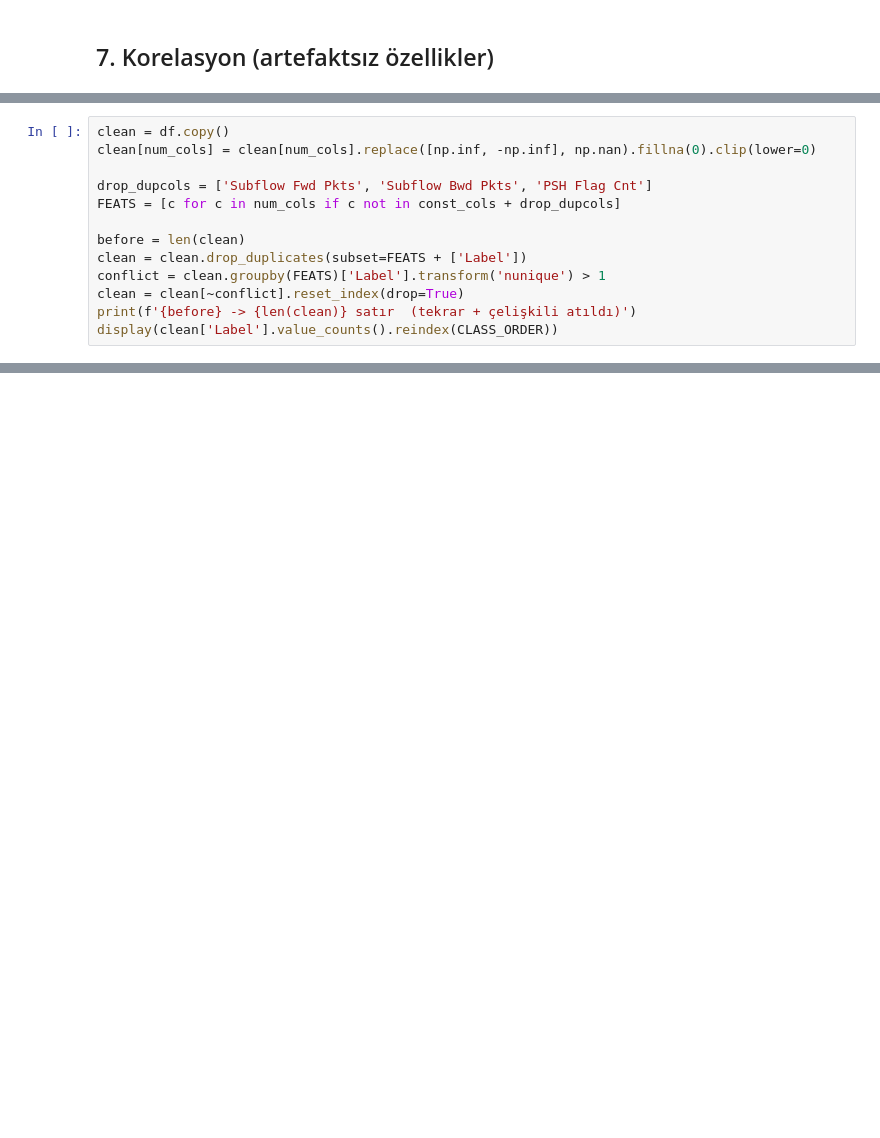
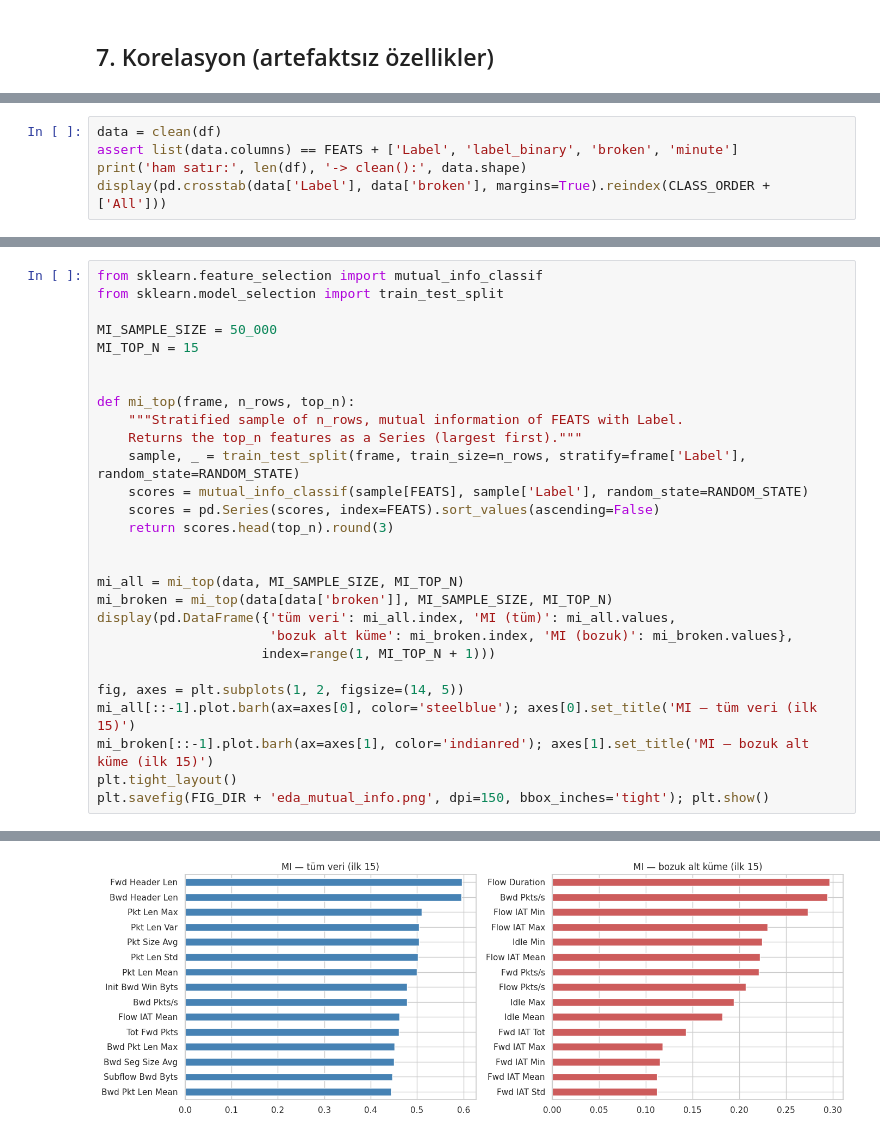
Before and after one commit to dogukandireksiz/iotshield-sdn-ids, a Jupyter notebook: notebooks/01_EDA_ve_On_Isleme.ipynb, the cells around one changed output, grey strips where cells are left out. Drawn from its saved outputs; the diff is of its cells as text; blank space fills up the shorter version.

```diff
--- a/notebooks/01_EDA_ve_On_Isleme.ipynb
+++ b/notebooks/01_EDA_ve_On_Isleme.ipynb
@@ -292,14 +453,6 @@ dtype: float64
 # %%
-clean = df.copy()
-clean[num_cols] = clean[num_cols].replace([np.inf, -np.inf], np.nan).fillna(0).clip(lower=0)
-
-drop_dupcols = ['Subflow Fwd Pkts', 'Subflow Bwd Pkts', 'PSH Flag Cnt']
-FEATS = [c for c in num_cols if c not in const_cols + drop_dupcols]
-
-before = len(clean)
-clean = clean.drop_duplicates(subset=FEATS + ['Label'])
-conflict = clean.groupby(FEATS)['Label'].transform('nunique') > 1
-clean = clean[~conflict].reset_index(drop=True)
-print(f'{before} -> {len(clean)} satır  (tekrar + çelişkili atıldı)')
-display(clean['Label'].value_counts().reindex(CLASS_ORDER))
+data = clean(df)
+assert list(data.columns) == FEATS + ['Label', 'label_binary', 'broken', 'minute']
+print('ham satır:', len(df), '-> clean():', data.shape)
+display(pd.crosstab(data['Label'], data['broken'], margins=True).reindex(CLASS_ORDER + ['All']))
 # %% [output]
@@ -347,0 +558,29 @@ F_full   (33): ['Flow Duration', 'Tot Fwd Pkts', 'Tot Bwd Pkts', 'TotLen Fwd Pkt
+# %%
+from sklearn.feature_selection import mutual_info_classif
+from sklearn.model_selection import train_test_split
+
+MI_SAMPLE_SIZE = 50_000
+MI_TOP_N = 15
+
+
+def mi_top(frame, n_rows, top_n):
+    """Stratified sample of n_rows, mutual information of FEATS with Label.
+    Returns the top_n features as a Series (largest first)."""
+    sample, _ = train_test_split(frame, train_size=n_rows, stratify=frame['Label'], random_state=RANDOM_STATE)
+    scores = mutual_info_classif(sample[FEATS], sample['Label'], random_state=RANDOM_STATE)
+    scores = pd.Series(scores, index=FEATS).sort_values(ascending=False)
+    return scores.head(top_n).round(3)
+
+
+mi_all = mi_top(data, MI_SAMPLE_SIZE, MI_TOP_N)
+mi_broken = mi_top(data[data['broken']], MI_SAMPLE_SIZE, MI_TOP_N)
+display(pd.DataFrame({'tüm veri': mi_all.index, 'MI (tüm)': mi_all.values,
+                      'bozuk alt küme': mi_broken.index, 'MI (bozuk)': mi_broken.values},
+                     index=range(1, MI_TOP_N + 1)))
+
+fig, axes = plt.subplots(1, 2, figsize=(14, 5))
+mi_all[::-1].plot.barh(ax=axes[0], color='steelblue'); axes[0].set_title('MI — tüm veri (ilk 15)')
+mi_broken[::-1].plot.barh(ax=axes[1], color='indianred'); axes[1].set_title('MI — bozuk alt küme (ilk 15)')
+plt.tight_layout()
+plt.savefig(FIG_DIR + 'eda_mutual_info.png', dpi=150, bbox_inches='tight'); plt.show()
+# %% [output]
@@ -347,0 +603 @@ F_full   (33): ['Flow Duration', 'Tot Fwd Pkts', 'Tot Bwd Pkts', 'TotLen Fwd Pkt
+[figure, added]
```
Also changed, not shown: parts of 56 cells of this notebook, 5 other files.
